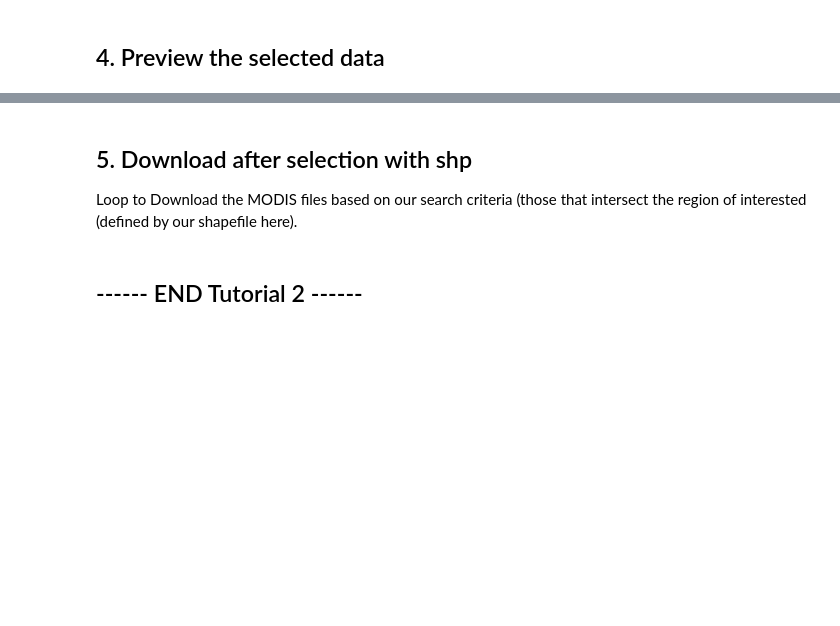
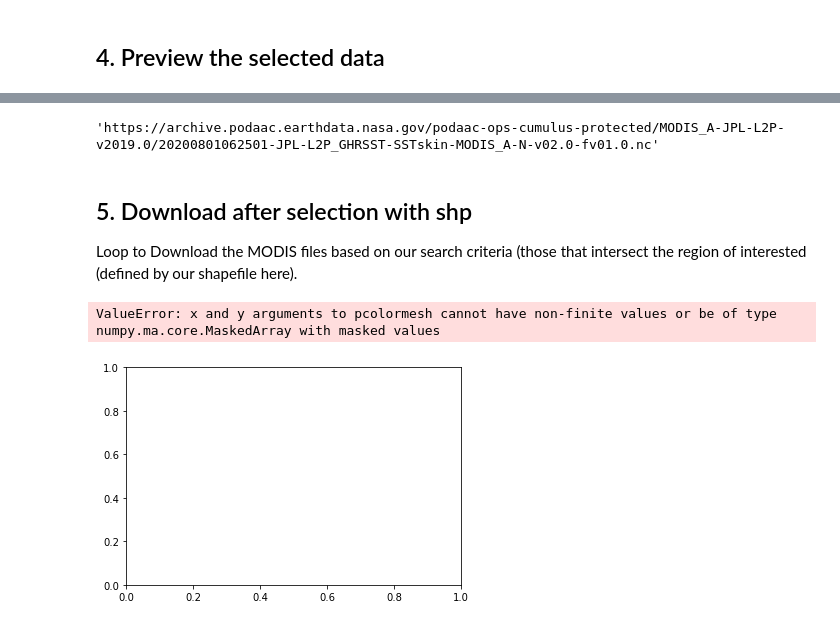
Before and after one commit to podaac/tutorials, a Jupyter notebook: notebooks/AGU Tutorial 2 - CMR Search, shp search - MODIS - Ops.ipynb, the cells around one changed output, grey strips where cells are left out. Drawn from its saved outputs; the diff is of its cells as text; code cells hidden in the pictures; blank space fills up the shorter version.

```diff
--- a/notebooks/AGU Tutorial 2 - CMR Search, shp search - MODIS - Ops.ipynb
+++ b/notebooks/AGU Tutorial 2 - CMR Search, shp search - MODIS - Ops.ipynb
@@ -374,3 +383,8 @@ DEV: Not clear if this actually works? can we only use shp seach on PODAAC provi
+# %%
+new_modis_url = response.json()['items'][0]['umm']['RelatedUrls'][0]['URL']
+modis_url
+# %% [output]
+'https://archive.podaac.earthdata.nasa.gov/podaac-ops-cumulus-protected/MODIS_A-JPL-L2P-v2019.0/20200801062501-JPL-L2P_GHRSST-SSTskin-MODIS_A-N-v02.0-fv01.0.nc'
 # %% [markdown]
 ## 5. Download after selection with shp
 Loop to Download the MODIS files based on our search criteria (those that intersect the region of interested (defined by our shapefile here).
@@ -379,2 +390,0 @@ Loop to Download the MODIS files based on our search criteria (those that inters
-# %% [markdown]
-## ------ END Tutorial 2 ------
@@ -380,0 +396,9 @@ Loop to Download the MODIS files based on our search criteria (those that inters
+# %%
+import numpy.ma as ma
+
+ds_MODIS_shp = xa.open_dataset('tutorial2_data_MODIS_from_shp.nc')
+g= ds_MODIS_shp.sea_surface_temperature.plot(x="lon", y="lat", robust=True)
+g.axes.set_title("Native, projected to Lat/Lon")
+# %% [output]
+ValueError: x and y arguments to pcolormesh cannot have non-finite values or be of type numpy.ma.core.MaskedArray with masked values
+[figure, added]
```
Also changed, not shown: parts of 11 cells of this notebook.
